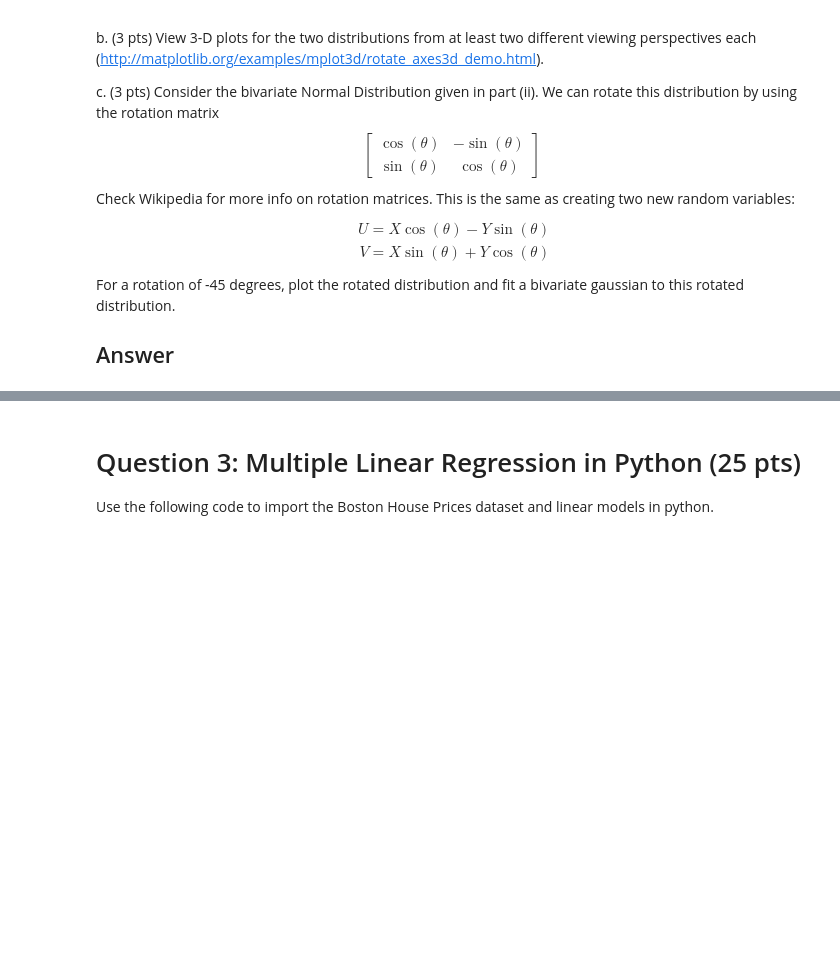
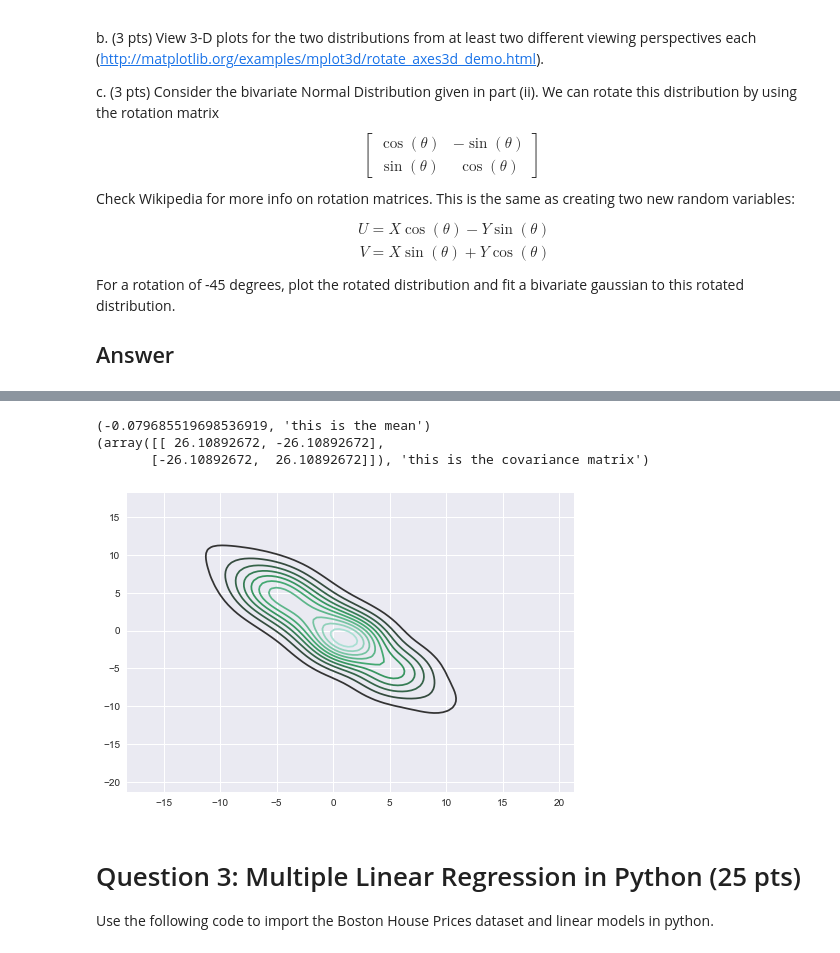
Before and after one commit to atreyamisra/DataSciencePrinciples, a Jupyter notebook: Homework/HW1.ipynb, the cells around one changed output, grey strips where cells are left out. Cells and saved outputs as stored; diff of their text form; code cells hidden in the pictures; blank space fills up the shorter version.

Commit message:
added cov matrix

```diff
--- a/Homework/HW1.ipynb
+++ b/Homework/HW1.ipynb
@@ -111,3 +143,20 @@ plt.show()
+# %%
+mean, cov = [0, 0], [(16, 6), (6, 9)]
+x, y = np.random.multivariate_normal(mean, cov, size=50).T
+u=(x*2**.5)/2-(-y*2**.5)/2
+v=(-x*2**.5)/2-(y*2**.5)/2
+ax = sns.kdeplot(u, v)
+
+mean=np.mean(u, axis=0)
+cov=np.cov(u,v)
+
+print (mean, 'this is the mean')
+print (cov, 'this is the covariance matrix')
+# %% [output]
+(-0.079685519698536919, 'this is the mean')
+(array([[ 26.10892672, -26.10892672],
+       [-26.10892672,  26.10892672]]), 'this is the covariance matrix')
+[figure, added]
 # %% [markdown]
 # Question 3: Multiple Linear Regression in Python (25 pts)
 
```
Also changed, not shown: parts of 4 cells of this notebook.
